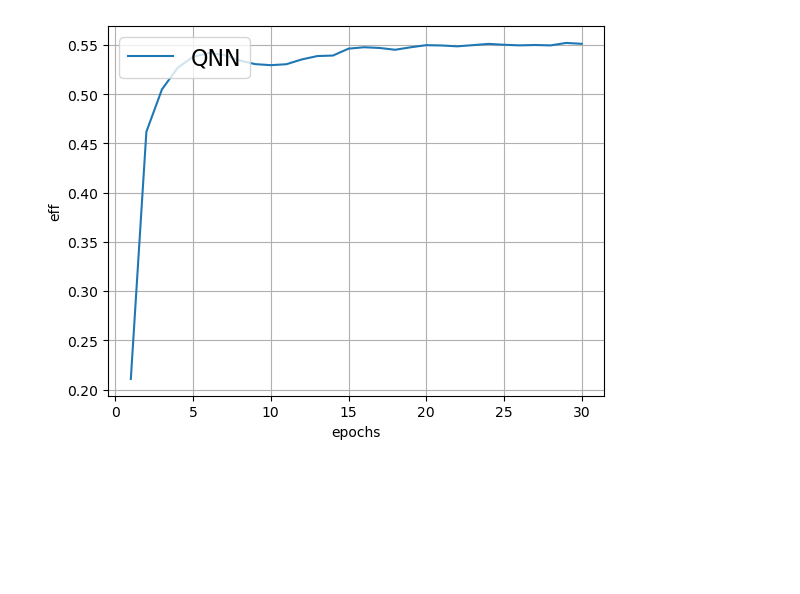
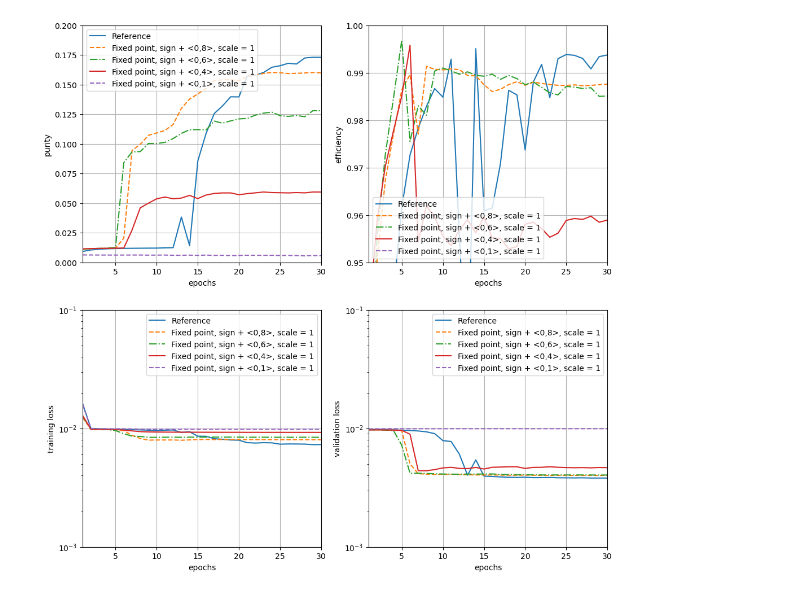
Before and after one commit to sdittmeier/Tracking-ML-Exa.TrkX, a Jupyter notebook: Examples/TrackML_Quickstart/Scripts/utils/observables_plotter.ipynb, the cells around one changed output. Saved outputs shown, nothing was run; the diff lists cells and outputs as text; code cells hidden in the pictures; blank space fills up the shorter version.

Commit message:
adding fix in quantization and adding plotting script

```diff
--- a/Examples/TrackML_Quickstart/Scripts/utils/observables_plotter.ipynb
+++ b/Examples/TrackML_Quickstart/Scripts/utils/observables_plotter.ipynb
@@ -1,35 +1,88 @@
 # %%
 # %matplotlib notebook
 import numpy as np
 import pandas as pd
 import matplotlib.pyplot as plt
 from matplotlib import style
 def filter_nan(arr):
 
      """The way csv file is created for qnn networks, contain some 'nans'
     Therefore I created a function to remove 'nan' from the csv file array"""
      index =np.where( np.isnan(arr)==0)
      filter_arr = arr[index]
      return filter_arr;
 
+# some constants we need
+max_epoch = 30
+min_xlim = 1
+min_ylim = [0, 0, 1e-3, 1e-3]
+min_ylim = [0, 0.95, 1e-3, 1e-3] # for zoom
+max_ylim = [0.2, 1, 0.1, 0.1]
+
 
 ##initializing figure
-fig, ax = plt.subplots(1, 1)
+fig = plt.figure(figsize=(12,12))
+ax1 = fig.add_subplot(221)
+ax2 = fig.add_subplot(222)
+ax3 = fig.add_subplot(223)
+ax4 = fig.add_subplot(224)
+ax_list = [ax1, ax2, ax3, ax4]
 obs = {0:"pur",1:"eff",2:"train_loss",3:"val_loss"}  ##observations that we are interested in
-epoch = np.arange(1,31)   ### epoch array from values 1 to 30
+label_obs = {0:"purity",1:"efficiency",2:"training loss",3:"validation loss"}  ##observations that we are interested in
+epoch = np.arange(1,max_epoch+1)   ### epoch array from values 1 to 30
 
+#filenum_list = [48, 46, 54] # binarized ints
+#filenum_list = [48, 50, 51, 52, 53] # quantized ints
+#filenum_list = [48, 55, 56, 57, 58, 59] # fixed point with 5 integer bits
+#filenum_list = [48, 57, 62, 60] # fixed point with 12 bits after the point
+#filenum_list = [48, 63, 64, 65, 66, 67] # fixed point, less and less bits
+filenum_list = [48, 67, 68, 69, 70] # fixed point, no integer bits
+label_filenum = {46:"Binarized ints, thr = 0",
+                 48:"Reference",
+                 50:"Quantized ints, thr = 0",
+                 51:"Quantized ints, thr = 1e-6",
+                 52:"Quantized ints, thr = 1e-5",
+                 53:"Quantized ints, thr = 1e-7",
+                 54:"Binarized ints, thr = 1e-6",
+                 55:"Fixed point, sign + <5,20>, scale = 1",
+                 56:"Fixed point, sign + <5,16>, scale = 1",
+                 57:"Fixed point, sign + <5,12>, scale = 1",
+                 58:"Fixed point, sign + <5,8>, scale = 1",
+                 59:"Fixed point, sign + <5,4>, scale = 1",
+                 60:"Fixed point, sign + <3,12>, scale = 1",
+                 62:"Fixed point, sign + <4,12>, scale = 1",
+                 63:"Fixed point, sign + <3,10>, scale = 1",
+                 64:"Fixed point, sign + <2,10>, scale = 1",
+                 65:"Fixed point, sign + <2,8>, scale = 1",
+                 66:"Fixed point, sign + <1,8>, scale = 1",
+                 67:"Fixed point, sign + <0,8>, scale = 1",
+                 68:"Fixed point, sign + <0,6>, scale = 1",
+                 69:"Fixed point, sign + <0,4>, scale = 1",
+                 70:"Fixed point, sign + <0,1>, scale = 1"
+                }
+linestyles = ['solid', 'dashed', 'dashdot']
+labelloc = [2, 3, 1, 1]
 
-df = pd.read_csv("metrics_50.csv")  ##reading the csv file
-
-j = 1 ##it will plot eff see "obs array" if it's 3 then it will plot val_loss
-ax.set_xlabel("epochs")
-ax.set_ylabel(obs[j])
-ya = filter_nan(np.array(df[obs[j]]))  ##accessing desirable array and passing it through the filter nan function
-ax.plot(epoch,ya,label = "QNN" ) ##plotting
-ax.grid(True)
-ax.legend(loc=2, prop={'size': 16})
-# plt.suptitle(inputs + "  Input bit width = weight_bit width,Bias-False")  ##this creates the title
-# plt.savefig(inputs+".jpg")  ##this commands saves the figure
+for j in range (0,4):
+#j = 1 ##it will plot eff see "obs array" if it's 3 then it will plot val_loss
+    ax = ax_list[j]
+    ax.set_xlabel("epochs")
+    ax.set_ylabel(label_obs[j])
+    for idfile, filenum in enumerate(filenum_list):
+        df = pd.read_csv(f"metrics_{filenum}.csv")  ##reading the csv file
+        ya = filter_nan(np.array(df[obs[j]]))  ##accessing desirable array and passing it through the filter nan function
+        ax.plot(epoch,ya,label = label_filenum[filenum],alpha=1, linestyle=linestyles[idfile%3]) ##plotting
+    ax.grid(True)
+    ax.legend(loc=labelloc[j], prop={'size': 10})
+    # plt.suptitle(inputs + "  Input bit width = weight_bit width,Bias-False")  ##this creates the title
+    # plt.savefig(inputs+".jpg")  ##this commands saves the figure
+    ax.set_xlim([min_xlim,max_epoch])
+    ax.set_ylim([min_ylim[j],max_ylim[j]])
+    if(j > 1):
+        ax.set_yscale('log')
+    ax_list[j] = ax
 plt.show()
+plt.savefig(f"observables{filenum_list}.pdf")
+plt.savefig(f"observables{filenum_list}_zoom.pdf")
 # %% [output]
-[figure, old version]
+[figure, new version]
```
Also changed, not shown: parts of 1 cell of this notebook, 2 other files.
